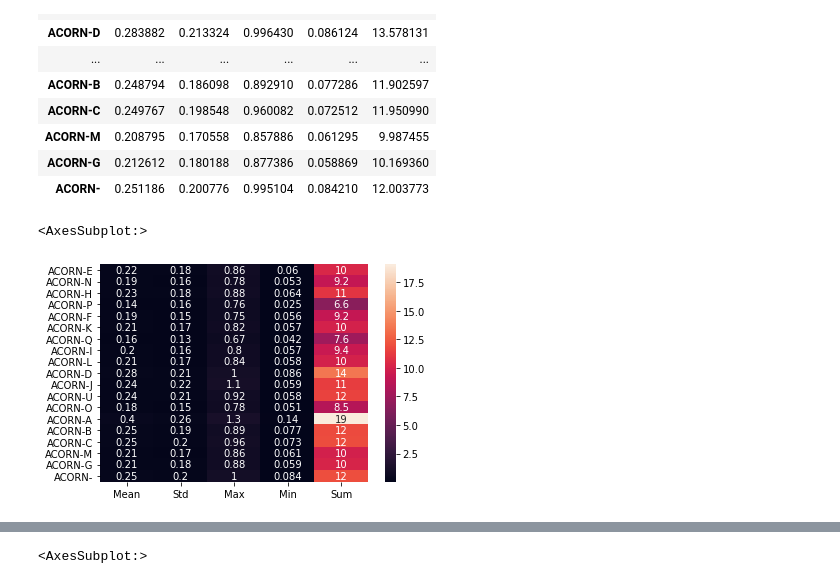
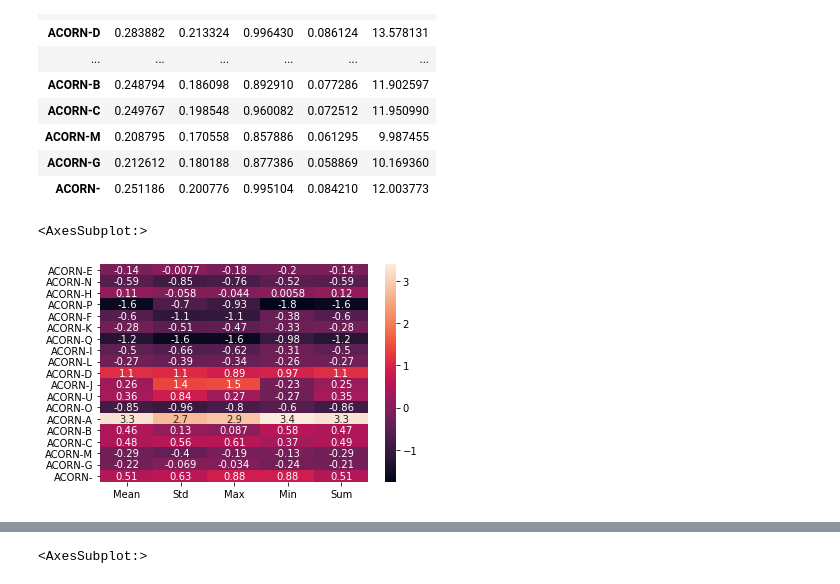
Before and after one commit to K4Ling/CS512, a Jupyter notebook: DataMerge.ipynb, the cells around one changed output, grey strips where cells are left out. Saved outputs shown, nothing was run; the diff lists cells and outputs as text; code cells hidden in the pictures.

Commit message:
Data analysis acorn data

```diff
--- a/DataMerge.ipynb
+++ b/DataMerge.ipynb
@@ -286,7 +304,22 @@ acorn_per_type # drop acorn u as not in dataset??
 | ACORN-G | 0.212612 | 0.180188 | 0.877386 | 0.058869 | 10.169360 |
 | ACORN- | 0.251186 | 0.200776 | 0.995104 | 0.084210 | 12.003773 |
 # %%
-sns.heatmap(acorn_per_type, annot=True)
+from sklearn import preprocessing
+
+#scale_acorn = preprocessing.StandardScaler(acorn_per_type) # min max scaling?
+
+
+#scale_acorn
+
+#sns.heatmap(scale_acorn, annot=True)
+scaler = preprocessing.StandardScaler().fit(acorn_per_type)
+x = scaler.transform(acorn_per_type)
+scale_acorn = pd.DataFrame(index = big_data_set.Acorn.unique(), dtype=float, columns = ['Mean','Std','Max','Min','Sum'], data = x)
+
+sns.heatmap(scale_acorn, annot=True)
+
+
+# make this in a property on bigdata set for now :)
 # %% [output]
 <AxesSubplot:>
-[figure, old version]
+[figure, new version]
```
Also changed, not shown: parts of 7 cells of this notebook.
